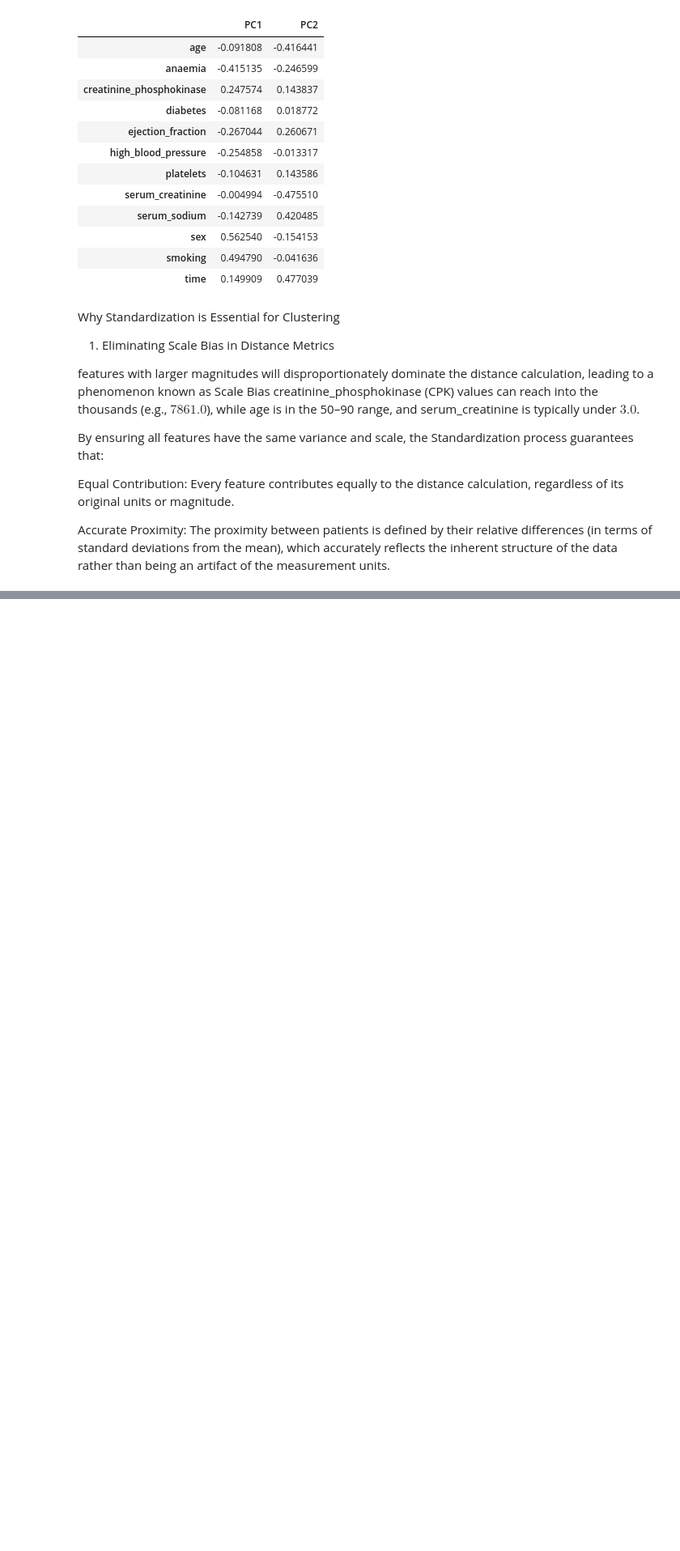
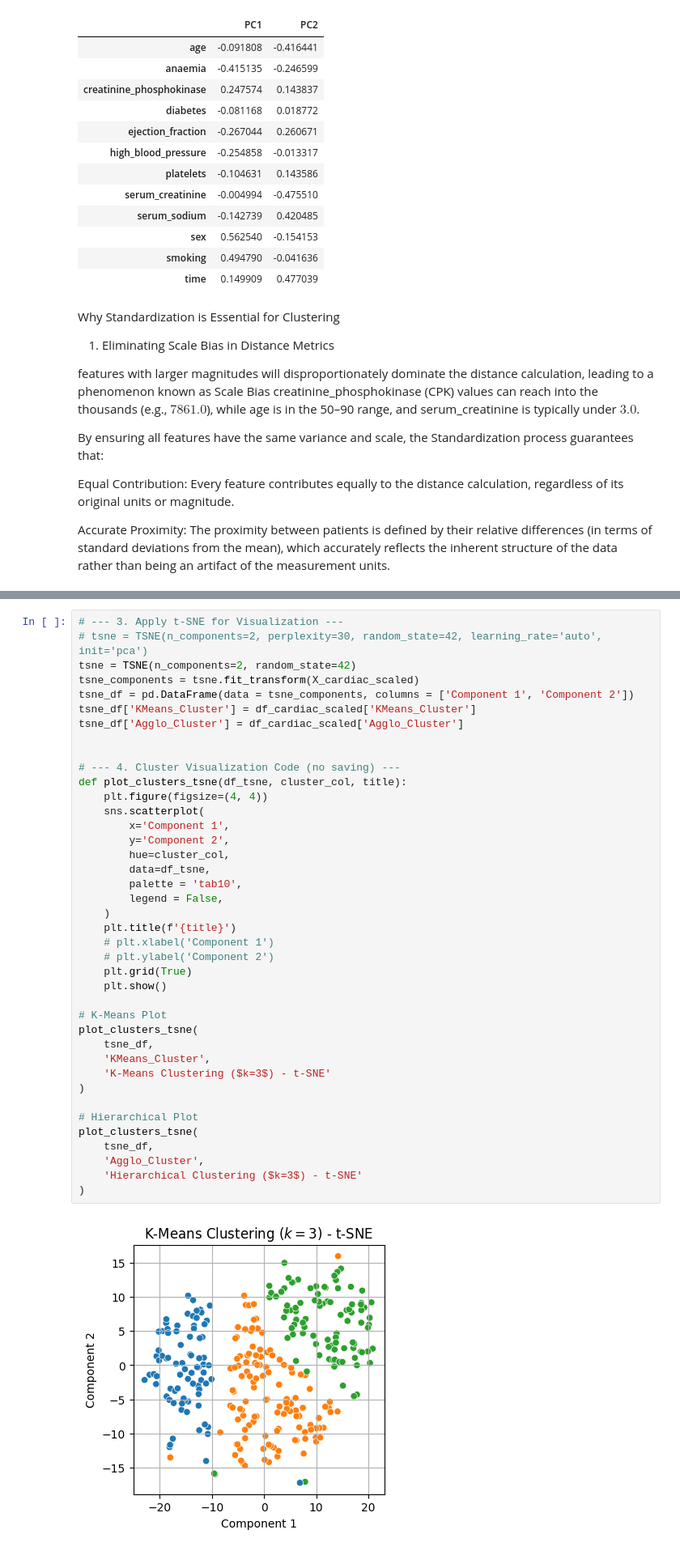
Before and after one commit to komisarzGiT/gai, a Jupyter notebook: UG_ML02.ipynb, the cells around one changed output, grey strips where cells are left out. Shown: that part at 81% size. Drawn from its saved outputs; the diff is of its cells as text; blank space fills up the shorter version.

```diff
--- a/UG_ML02.ipynb
+++ b/UG_ML02.ipynb
@@ -313,0 +376,42 @@ print(df_cardiac_scaled)
+# %%
+# --- 3. Apply t-SNE for Visualization ---
+# tsne = TSNE(n_components=2, perplexity=30, random_state=42, learning_rate='auto', init='pca')
+tsne = TSNE(n_components=2, random_state=42)
+tsne_components = tsne.fit_transform(X_cardiac_scaled)
+tsne_df = pd.DataFrame(data = tsne_components, columns = ['Component 1', 'Component 2'])
+tsne_df['KMeans_Cluster'] = df_cardiac_scaled['KMeans_Cluster']
+tsne_df['Agglo_Cluster'] = df_cardiac_scaled['Agglo_Cluster']
+
+
+# --- 4. Cluster Visualization Code (no saving) ---
+def plot_clusters_tsne(df_tsne, cluster_col, title):
+    plt.figure(figsize=(4, 4))
+    sns.scatterplot(
+        x='Component 1',
+        y='Component 2',
+        hue=cluster_col,
+        data=df_tsne,
+        palette = 'tab10',
+        legend = False,
+    )
+    plt.title(f'{title}')
+    # plt.xlabel('Component 1')
+    # plt.ylabel('Component 2')
+    plt.grid(True)
+    plt.show()
+
+# K-Means Plot
+plot_clusters_tsne(
+    tsne_df,
+    'KMeans_Cluster',
+    'K-Means Clustering ($k=3$) - t-SNE'
+)
+
+# Hierarchical Plot
+plot_clusters_tsne(
+    tsne_df,
+    'Agglo_Cluster',
+    'Hierarchical Clustering ($k=3$) - t-SNE'
+)
+# %% [output]
+[figure, added]
```
Also changed, not shown: parts of 10 cells of this notebook.
